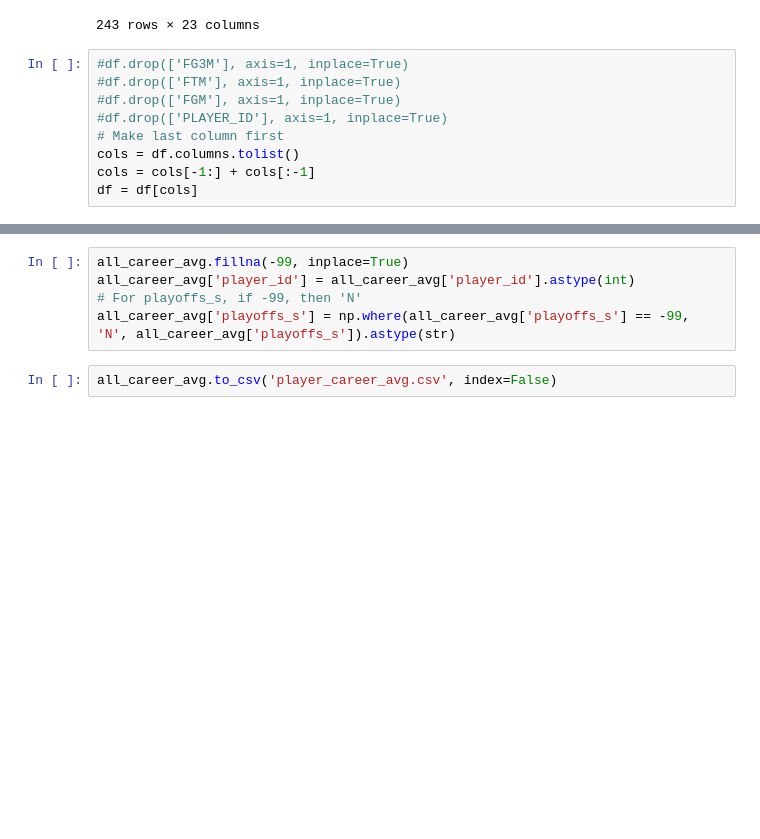
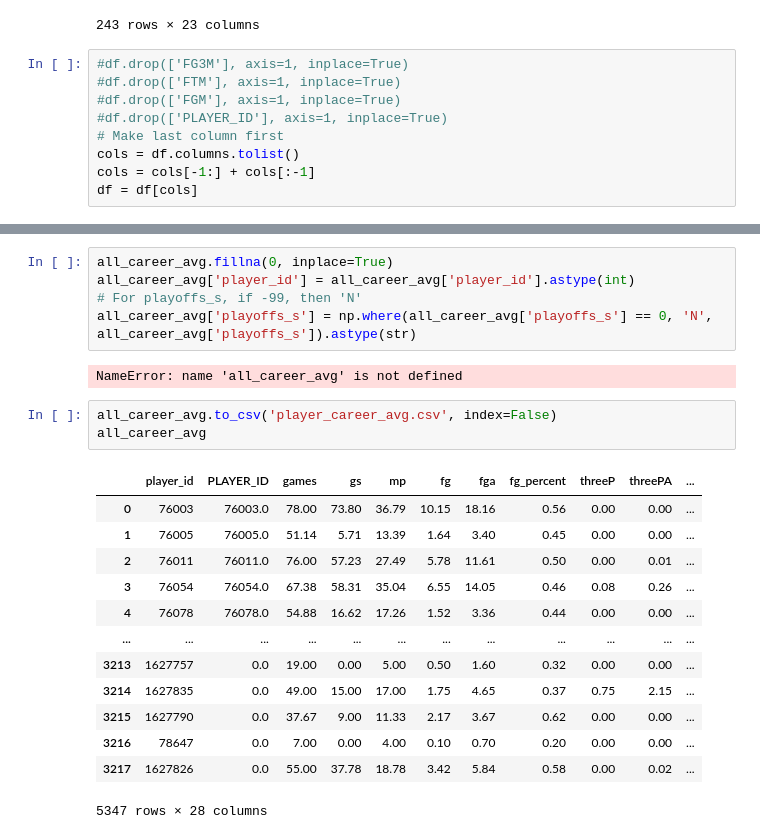
Before and after one commit to Scesar1/nba-stats, a Jupyter notebook: data/career.ipynb, the cells around one changed output, grey strips where cells are left out. Drawn from its saved outputs; the diff is of its cells as text; blank space fills up the shorter version.

```diff
--- a/data/career.ipynb
+++ b/data/career.ipynb
@@ -267,7 +252,24 @@ all_career_avg = pd.concat([df, merged_stats_attempt])
 # %%
-all_career_avg.fillna(-99, inplace=True)
+all_career_avg.fillna(0, inplace=True)
 all_career_avg['player_id'] = all_career_avg['player_id'].astype(int)
 # For playoffs_s, if -99, then 'N'
-all_career_avg['playoffs_s'] = np.where(all_career_avg['playoffs_s'] == -99, 'N', all_career_avg['playoffs_s']).astype(str)
+all_career_avg['playoffs_s'] = np.where(all_career_avg['playoffs_s'] == 0, 'N', all_career_avg['playoffs_s']).astype(str)
+# %% [output]
+NameError: name 'all_career_avg' is not defined
 # %%
 all_career_avg.to_csv('player_career_avg.csv', index=False)
+all_career_avg
+# %% [output]
+|  | player_id | PLAYER_ID | games | gs | mp | fg | fga | fg_percent | threeP | threePA | ... |
+| 0 | 76003 | 76003.0 | 78.00 | 73.80 | 36.79 | 10.15 | 18.16 | 0.56 | 0.00 | 0.00 | ... |
+| 1 | 76005 | 76005.0 | 51.14 | 5.71 | 13.39 | 1.64 | 3.40 | 0.45 | 0.00 | 0.00 | ... |
+| 2 | 76011 | 76011.0 | 76.00 | 57.23 | 27.49 | 5.78 | 11.61 | 0.50 | 0.00 | 0.01 | ... |
+| 3 | 76054 | 76054.0 | 67.38 | 58.31 | 35.04 | 6.55 | 14.05 | 0.46 | 0.08 | 0.26 | ... |
+| 4 | 76078 | 76078.0 | 54.88 | 16.62 | 17.26 | 1.52 | 3.36 | 0.44 | 0.00 | 0.00 | ... |
+| ... | ... | ... | ... | ... | ... | ... | ... | ... | ... | ... | ... |
+| 3213 | 1627757 | 0.0 | 19.00 | 0.00 | 5.00 | 0.50 | 1.60 | 0.32 | 0.00 | 0.00 | ... |
+| 3214 | 1627835 | 0.0 | 49.00 | 15.00 | 17.00 | 1.75 | 4.65 | 0.37 | 0.75 | 2.15 | ... |
+| 3215 | 1627790 | 0.0 | 37.67 | 9.00 | 11.33 | 2.17 | 3.67 | 0.62 | 0.00 | 0.00 | ... |
+| 3216 | 78647 | 0.0 | 7.00 | 0.00 | 4.00 | 0.10 | 0.70 | 0.20 | 0.00 | 0.00 | ... |
+| 3217 | 1627826 | 0.0 | 55.00 | 37.78 | 18.78 | 3.42 | 5.84 | 0.58 | 0.00 | 0.02 | ... |
+5347 rows × 28 columns
```
Also changed, not shown: parts of 11 cells of this notebook, 4 other files.
